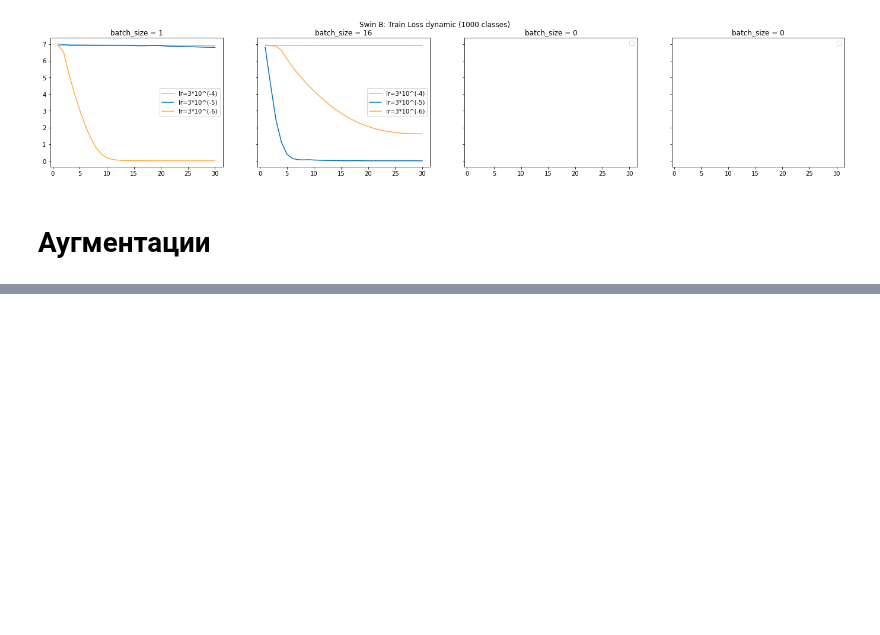
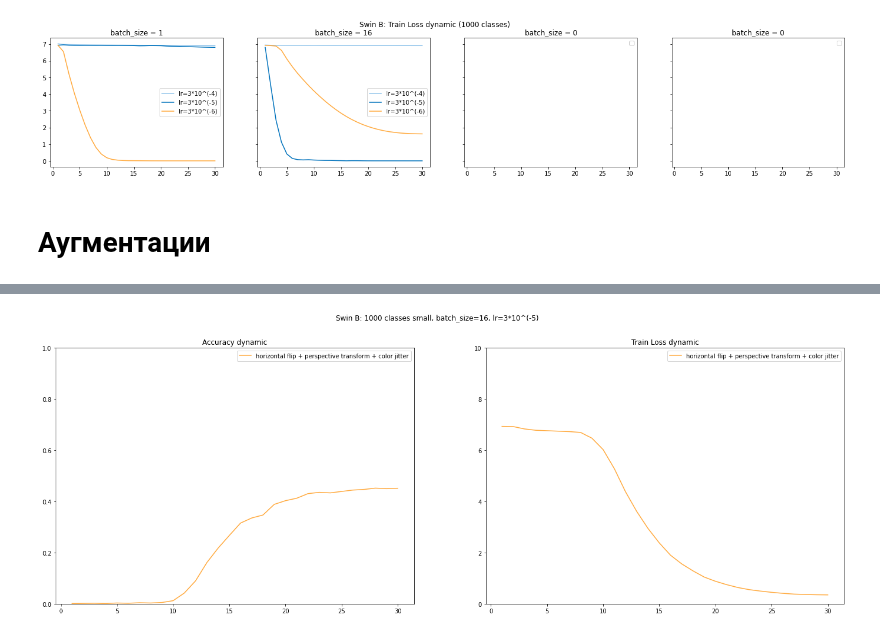
Before and after one commit to pluie-d-automne/rus-gest-lang, a Jupyter notebook: code/3 Models/Swin/SwinB_dynamic.ipynb, the cells around one changed output, grey strips where cells are left out. Drawn from its saved outputs; the diff is of its cells as text; code cells hidden in the pictures; blank space fills up the shorter version.

```diff
--- a/code/3 Models/Swin/SwinB_dynamic.ipynb
+++ b/code/3 Models/Swin/SwinB_dynamic.ipynb
@@ -127,0 +128,10 @@ draw_augmentations(data, model_folder=model_folder_1000, model_name=model_name)
+# %%
+model_folder_1000_large ="/home/jupyter/mnt/s3/rsl-videos/slovo/models/all50/swinb/"
+model_name = 'Swin B'
+data1 = [
+    {'bs': 4, 'lr':'3*10^(-5)', 'filename': 'swinb_all50_lrcd-5_bs4_flip_pt_col_loss_acc_dynamic.json', 'augmentations': 'horizontal flip + perspective transform + color jitter'},
+]
+
+draw_augmentations(data1, model_folder=model_folder_1000_large, model_name=model_name, dataset='1000 classes small', bs=16, lr = data1[0]['lr'])
+# %% [output]
+[figure, added]
```
Also changed, not shown: parts of 7 cells of this notebook, 6 other files.
